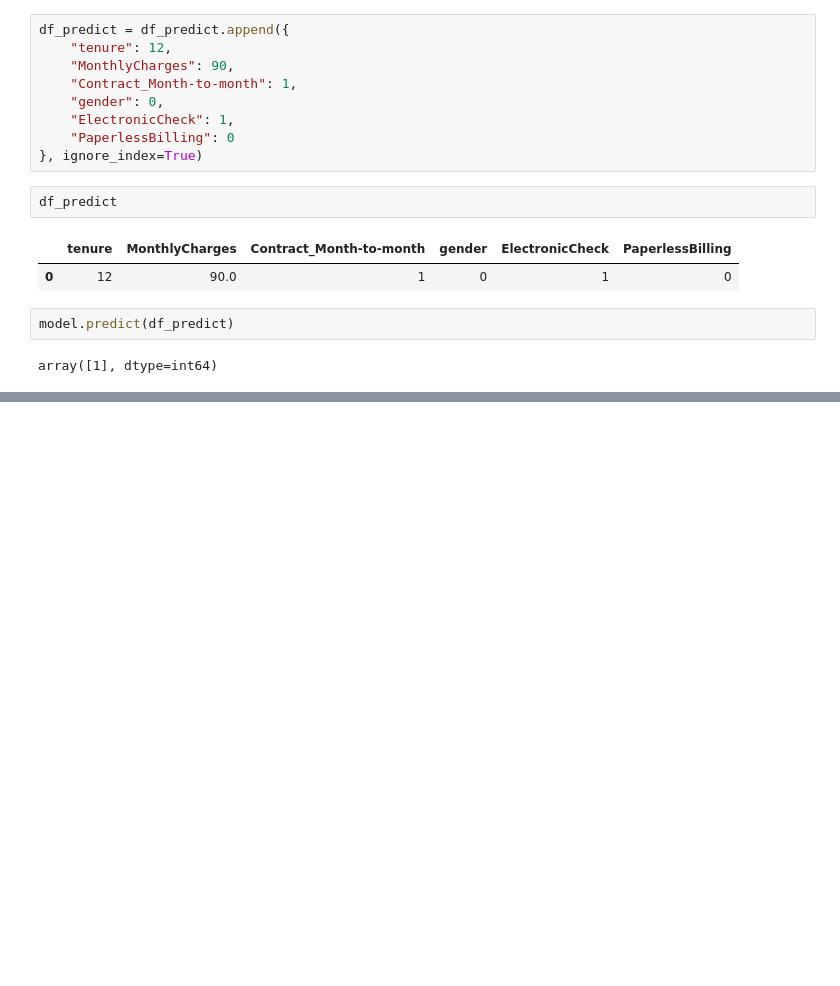
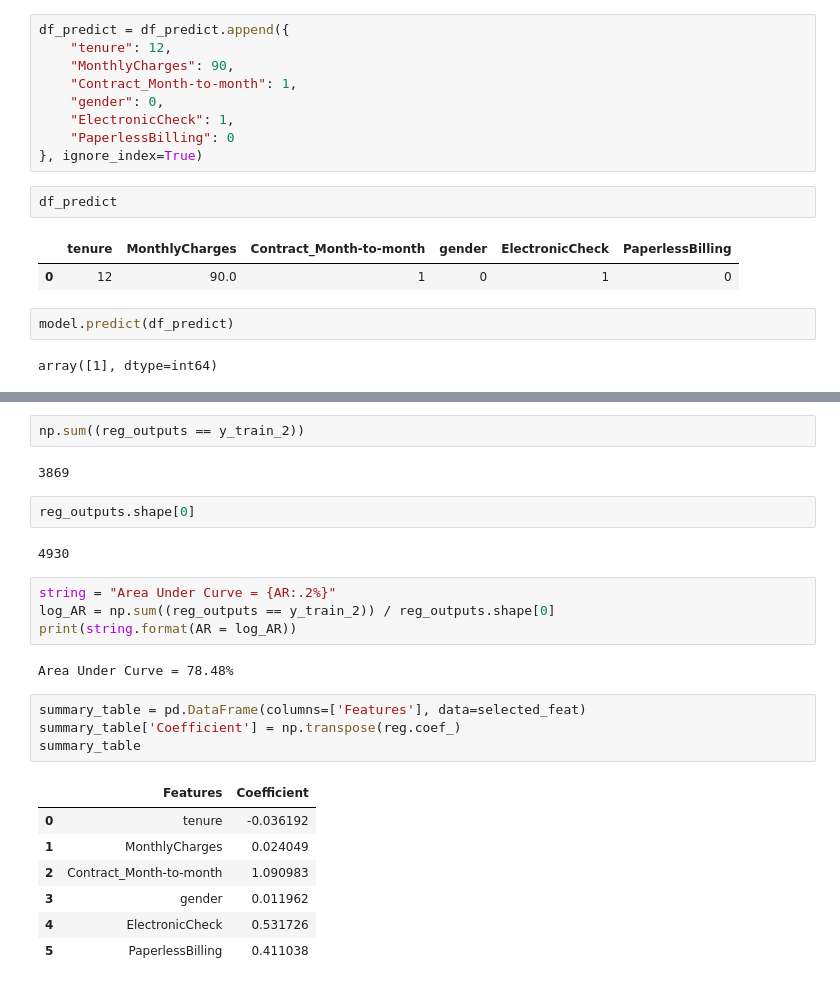
Before and after one commit to abbylmm/DS_Uncut, a Jupyter notebook: telco_churn.ipynb, the cells around one changed output, grey strips where cells are left out. Drawn from its saved outputs; the diff is of its cells as text; blank space fills up the shorter version.

```diff
--- a/telco_churn.ipynb
+++ b/telco_churn.ipynb
@@ -473,0 +520,26 @@ array([1], dtype=int64)
+# %%
+np.sum((reg_outputs == y_train_2))
+# %% [output]
+3869
+# %%
+reg_outputs.shape[0]
+# %% [output]
+4930
+# %%
+string = "Area Under Curve = {AR:.2%}"
+log_AR = np.sum((reg_outputs == y_train_2)) / reg_outputs.shape[0]
+print(string.format(AR = log_AR))
+# %% [output]
+Area Under Curve = 78.48%
+# %%
+summary_table = pd.DataFrame(columns=['Features'], data=selected_feat)
+summary_table['Coefficient'] = np.transpose(reg.coef_)
+summary_table
+# %% [output]
+|  | Features | Coefficient |
+| 0 | tenure | -0.036192 |
+| 1 | MonthlyCharges | 0.024049 |
+| 2 | Contract_Month-to-month | 1.090983 |
+| 3 | gender | 0.011962 |
+| 4 | ElectronicCheck | 0.531726 |
+| 5 | PaperlessBilling | 0.411038 |
```
Also changed, not shown: parts of 15 cells of this notebook.
